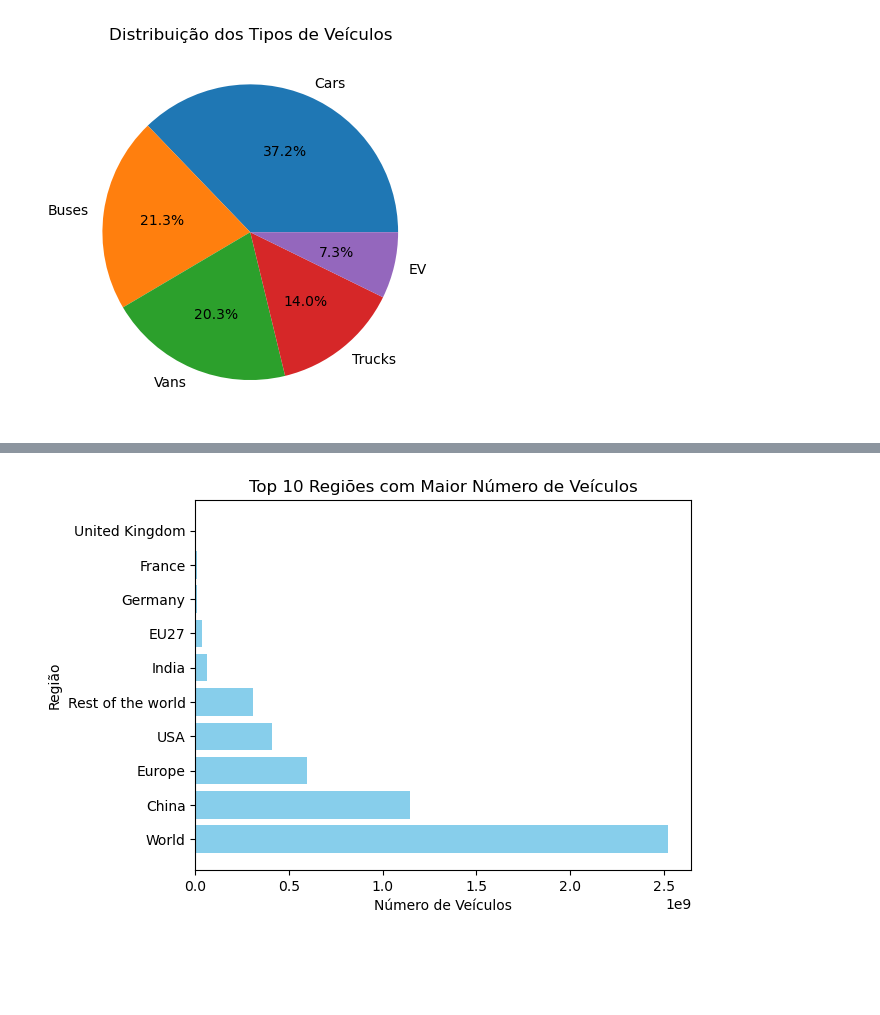
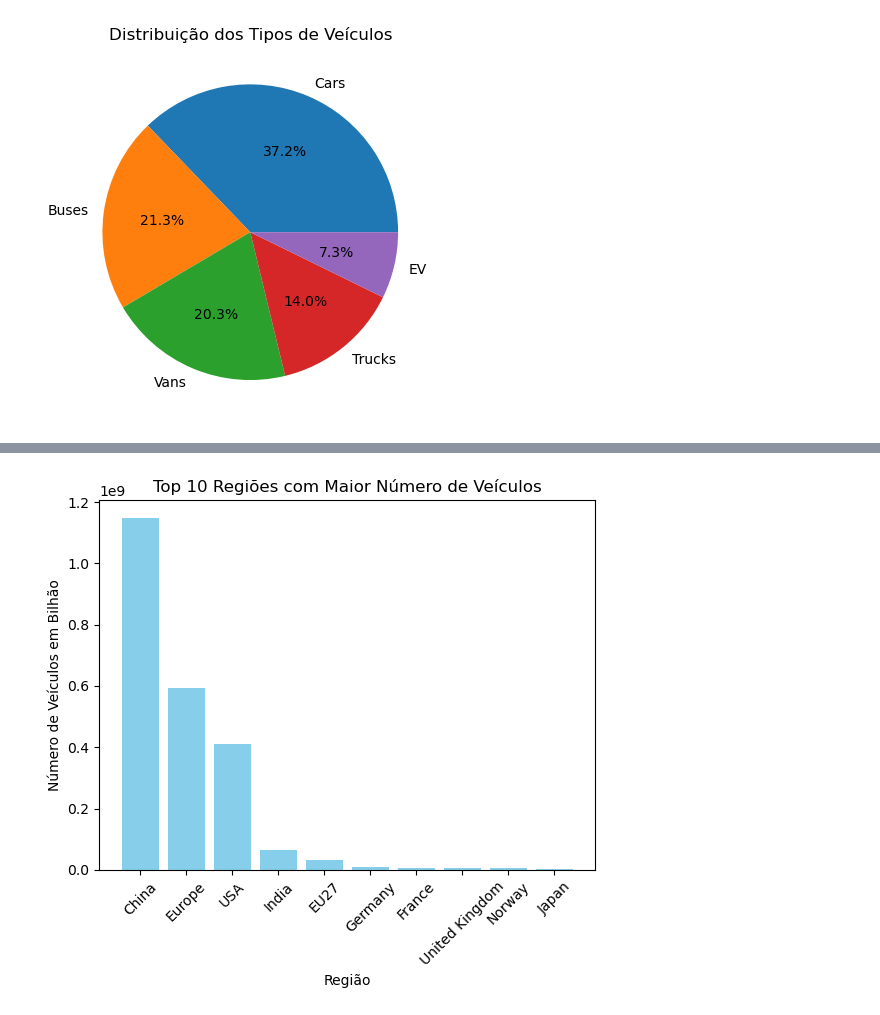
Before and after one commit to Gabriel-Vieira-Franca/senai115_python_dataScience, a Jupyter notebook: notebooks/Mat_Vendas.ipynb, the cells around one changed output, grey strips where cells are left out. Cells and saved outputs as stored; diff of their text form; code cells hidden in the pictures; blank space fills up the shorter version.

```diff
--- a/notebooks/Mat_Vendas.ipynb
+++ b/notebooks/Mat_Vendas.ipynb
@@ -156,10 +137,0 @@ Name: Valor, dtype: float64
-# %%
-# número de veículos por região
-df_conta = df_vehicles.groupby('Região')['Valor'].sum().reset_index(name='Total_valor')
-
-
-df_ordena = df_conta.sort_values(by='Total_valor', ascending=False)
-
-# 10 principais regiões
-top_10 = df_ordena.head(10)
-print (top_10)
@@ -177,0 +138,12 @@ print (top_10)
+# %%
+# número de veículos por região
+df_conta = df_vehicles.groupby('Região')['Valor'].sum().reset_index(name='Total_valor')
+
+
+#df_ordena = df_conta.sort_values(by='Total_valor', ascending=False)
+df_conta = df_ordena.loc[(df_ordena['Região'] != 'World') & (df_ordena['Região'] != 'Rest of the world')].sort_values(by='Total_valor', ascending=False)
+#print (len(df_ordena))
+
+# 10 principais regiões
+top_10 = df_conta.head(10)
+print (top_10)
@@ -178,9 +162,12 @@ print (top_10)
 # %%
 #gráfico de barras
-plt.barh(top_10['Região'], top_10['Total_valor'], color='skyblue')
-plt.xlabel('Número de Veículos')
-plt.ylabel('Região')
+x = top_10['Região']
+y = top_10['Total_valor']
+plt.bar(x,y, color='skyblue')
+plt.xlabel('Região')
+plt.ylabel('Número de Veículos em Bilhão')
+plt.xticks(rotation=45)
 plt.title('Top 10 Regiões com Maior Número de Veículos')
 plt.show()
 # %% [output]
-[figure, old version]
+[figure, new version]
```
Also changed, not shown: parts of 10 cells of this notebook.
